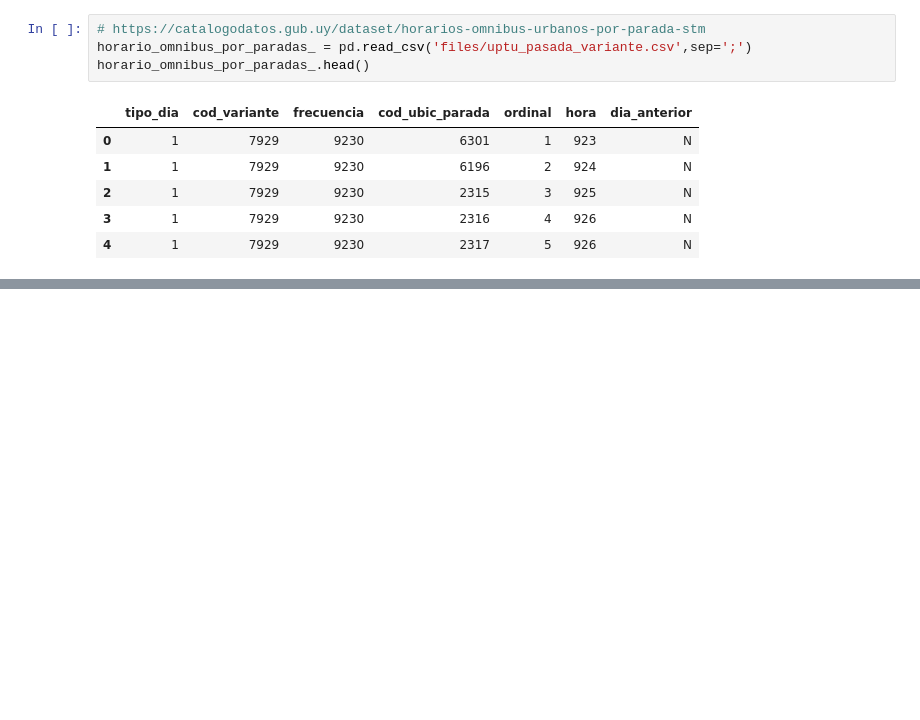
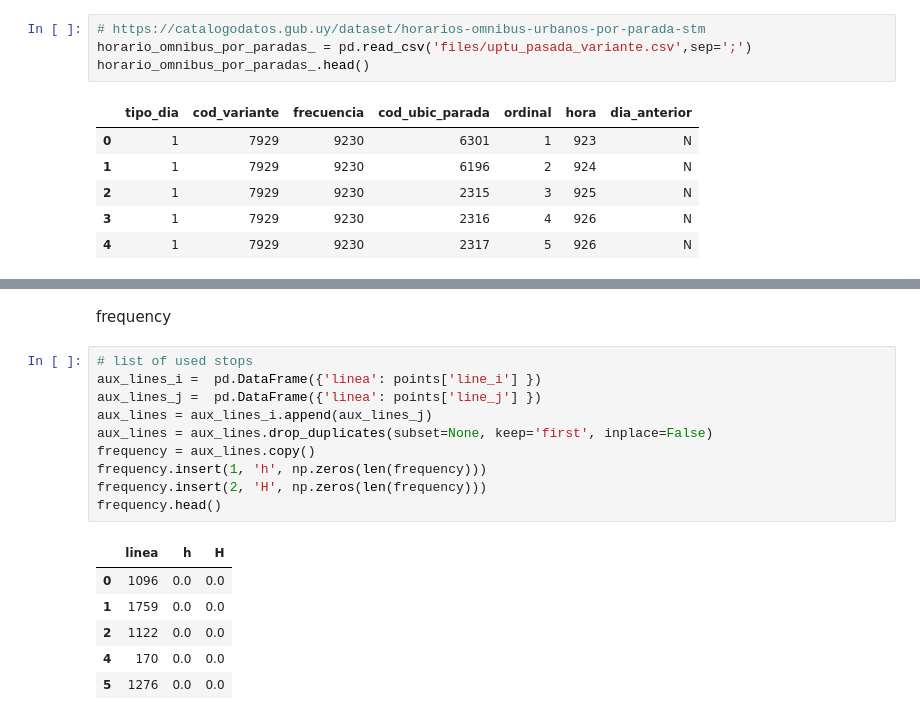
Before and after one commit to jonathan-murana/bus-generator, a Jupyter notebook: bus.ipynb, the cells around one changed output, grey strips where cells are left out. Cells and saved outputs as stored; diff of their text form; blank space fills up the shorter version.

```diff
--- a/bus.ipynb
+++ b/bus.ipynb
@@ -74,0 +129,19 @@ recorridos_variantes_no_maximales.head()
+# %% [markdown]
+frequency
+# %%
+# list of used stops
+aux_lines_i =  pd.DataFrame({'linea': points['line_i'] })
+aux_lines_j =  pd.DataFrame({'linea': points['line_j'] })
+aux_lines = aux_lines_i.append(aux_lines_j)
+aux_lines = aux_lines.drop_duplicates(subset=None, keep='first', inplace=False)
+frequency = aux_lines.copy()
+frequency.insert(1, 'h', np.zeros(len(frequency)))
+frequency.insert(2, 'H', np.zeros(len(frequency)))
+frequency.head()
+# %% [output]
+|  | linea | h | H |
+| 0 | 1096 | 0.0 | 0.0 |
+| 1 | 1759 | 0.0 | 0.0 |
+| 2 | 1122 | 0.0 | 0.0 |
+| 4 | 170 | 0.0 | 0.0 |
+| 5 | 1276 | 0.0 | 0.0 |
```
Also changed, not shown: parts of 8 cells of this notebook, 10 other files.
